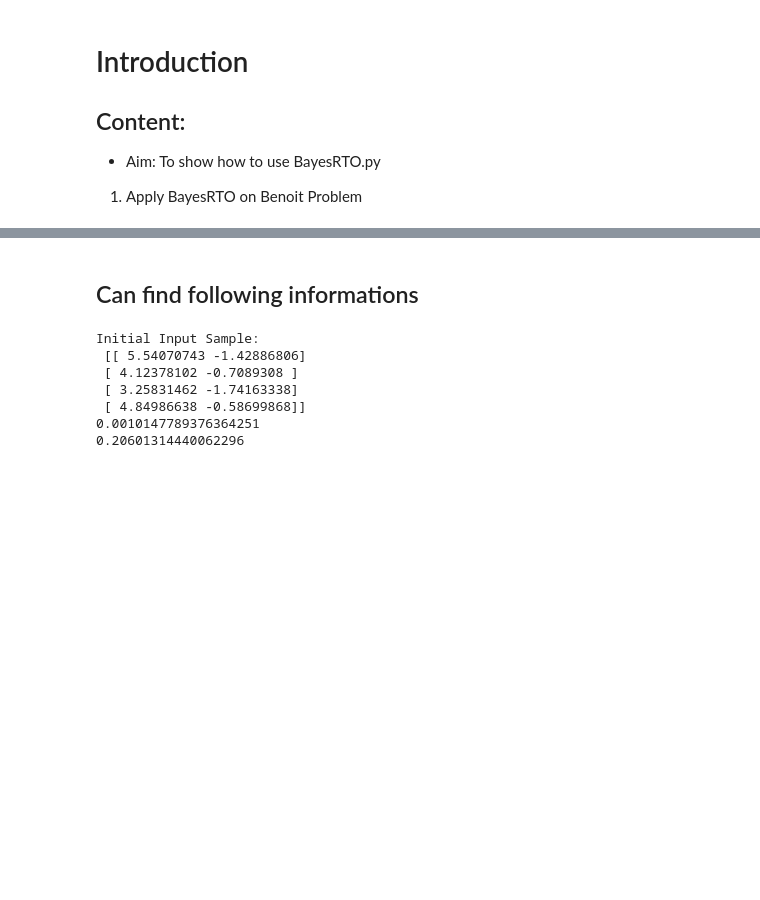
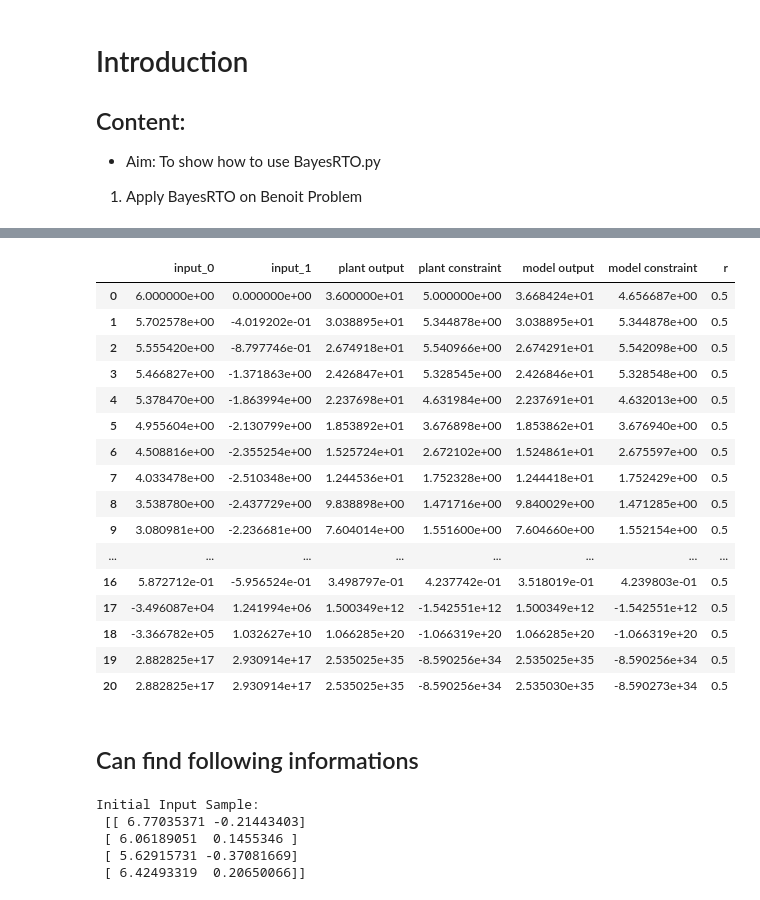
Before and after one commit to dleeim/Safe-Bayesian-Optimization, a Jupyter notebook: BayesRTO_Example.ipynb, the cells around one changed output, grey strips where cells are left out. Saved outputs shown, nothing was run; the diff lists cells and outputs as text; code cells hidden in the pictures; blank space fills up the shorter version.

```diff
--- a/BayesRTO_Example.ipynb
+++ b/BayesRTO_Example.ipynb
@@ -75,15 +208,31 @@ AttributeError: 'Bayesian_RTO' object has no attribute 'optimize_acquisition'
+# %%
+pd.DataFrame(data)
+# %% [output]
+|  | input_0 | input_1 | plant output | plant constraint | model output | model constraint | r |
+| 0 | 6.000000e+00 | 0.000000e+00 | 3.600000e+01 | 5.000000e+00 | 3.668424e+01 | 4.656687e+00 | 0.5 |
+| 1 | 5.702578e+00 | -4.019202e-01 | 3.038895e+01 | 5.344878e+00 | 3.038895e+01 | 5.344878e+00 | 0.5 |
+| 2 | 5.555420e+00 | -8.797746e-01 | 2.674918e+01 | 5.540966e+00 | 2.674291e+01 | 5.542098e+00 | 0.5 |
+| 3 | 5.466827e+00 | -1.371863e+00 | 2.426847e+01 | 5.328545e+00 | 2.426846e+01 | 5.328548e+00 | 0.5 |
+| 4 | 5.378470e+00 | -1.863994e+00 | 2.237698e+01 | 4.631984e+00 | 2.237691e+01 | 4.632013e+00 | 0.5 |
+| 5 | 4.955604e+00 | -2.130799e+00 | 1.853892e+01 | 3.676898e+00 | 1.853862e+01 | 3.676940e+00 | 0.5 |
+| 6 | 4.508816e+00 | -2.355254e+00 | 1.525724e+01 | 2.672102e+00 | 1.524861e+01 | 2.675597e+00 | 0.5 |
+| 7 | 4.033478e+00 | -2.510348e+00 | 1.244536e+01 | 1.752328e+00 | 1.244418e+01 | 1.752429e+00 | 0.5 |
+| 8 | 3.538780e+00 | -2.437729e+00 | 9.838898e+00 | 1.471716e+00 | 9.840029e+00 | 1.471285e+00 | 0.5 |
+| 9 | 3.080981e+00 | -2.236681e+00 | 7.604014e+00 | 1.551600e+00 | 7.604660e+00 | 1.552154e+00 | 0.5 |
+| ... | ... | ... | ... | ... | ... | ... | ... |
+| 16 | 5.872712e-01 | -5.956524e-01 | 3.498797e-01 | 4.237742e-01 | 3.518019e-01 | 4.239803e-01 | 0.5 |
+| 17 | -3.496087e+04 | 1.241994e+06 | 1.500349e+12 | -1.542551e+12 | 1.500349e+12 | -1.542551e+12 | 0.5 |
+| 18 | -3.366782e+05 | 1.032627e+10 | 1.066285e+20 | -1.066319e+20 | 1.066285e+20 | -1.066319e+20 | 0.5 |
+| 19 | 2.882825e+17 | 2.930914e+17 | 2.535025e+35 | -8.590256e+34 | 2.535025e+35 | -8.590256e+34 | 0.5 |
+| 20 | 2.882825e+17 | 2.930914e+17 | 2.535025e+35 | -8.590256e+34 | 2.535030e+35 | -8.590273e+34 | 0.5 |
 # %% [markdown]
 ## Can find following informations
 # %%
 # 1. Input samples initially created by number n_sample(argument) and used to initialize GP
 print(f"Initial Input Sample: \n {BRTO.input_sample}")
-print(model[0](theta,u_new,np.array([0,0]),GP_m))
-print(model[0](theta,u_new,np.array([-0.5,+0.1]),GP_m))
 # %% [output]
 Initial Input Sample:
- [[ 5.54070743 -1.42886806]
- [ 4.12378102 -0.7089308 ]
- [ 3.25831462 -1.74163338]
- [ 4.84986638 -0.58699868]]
-0.0010147789376364251
-0.20601314440062296
+ [[ 6.77035371 -0.21443403]
+ [ 6.06189051  0.1455346 ]
+ [ 5.62915731 -0.37081669]
+ [ 6.42493319  0.20650066]]
```
Also changed, not shown: parts of 7 cells of this notebook, 5 other files.
